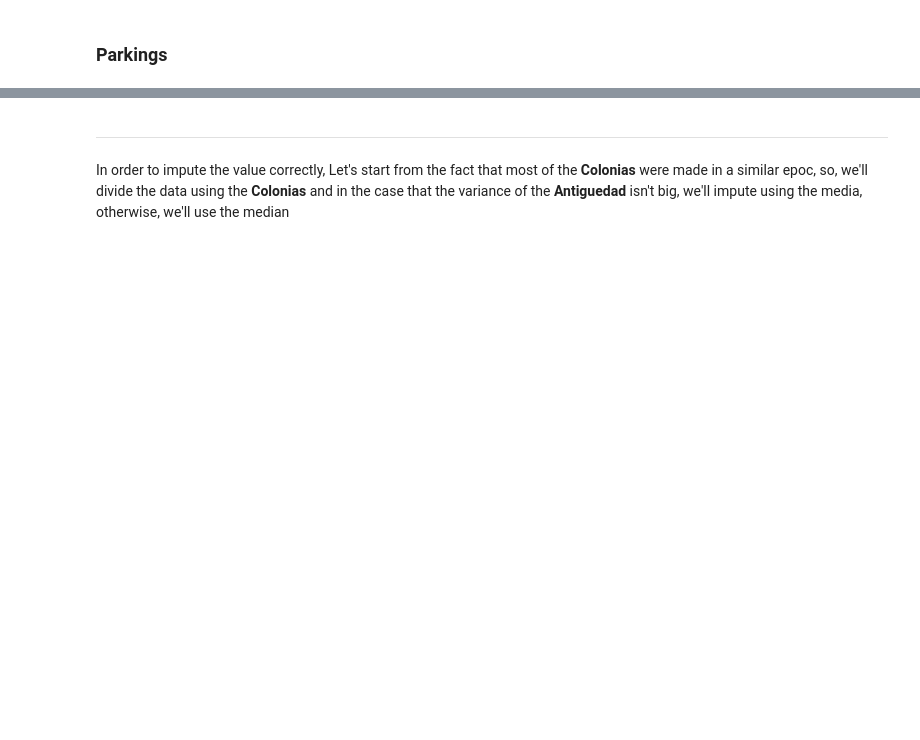
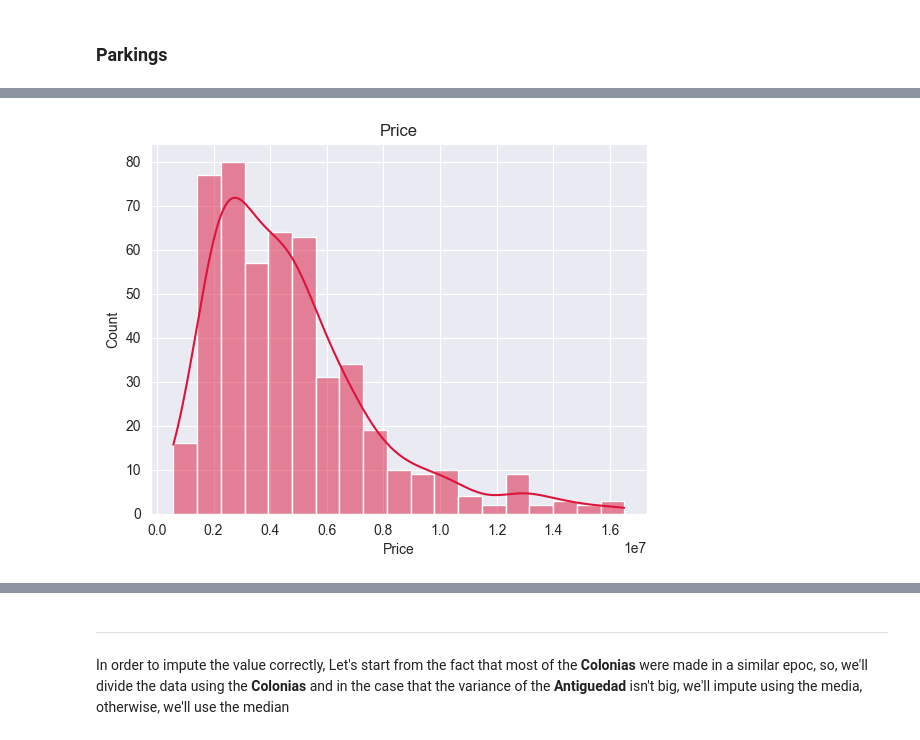
Before and after one commit to gamerOZZY/Zacah_Valuer, a Jupyter notebook: notebooks/Standarization_and_null_values.ipynb, the cells around one changed output, grey strips where cells are left out. Drawn from its saved outputs; the diff is of its cells as text; code cells hidden in the pictures; blank space fills up the shorter version.

```diff
--- a/notebooks/Standarization_and_null_values.ipynb
+++ b/notebooks/Standarization_and_null_values.ipynb
@@ -394,0 +428,9 @@ memory usage: 56.5 KB
+# %%
+# Conservar solo los datos que están por debajo del percentil 99.5
+datos = datos[datos['Price'] < datos['Price'].quantile(.995)]
+# %%
+sns.histplot(data=datos, x='Price', color='crimson', kde=True)
+plt.title('Price')
+plt.show()
+# %% [output]
+[figure, added]
```
Also changed, not shown: parts of 21 cells of this notebook, 2 other files.
